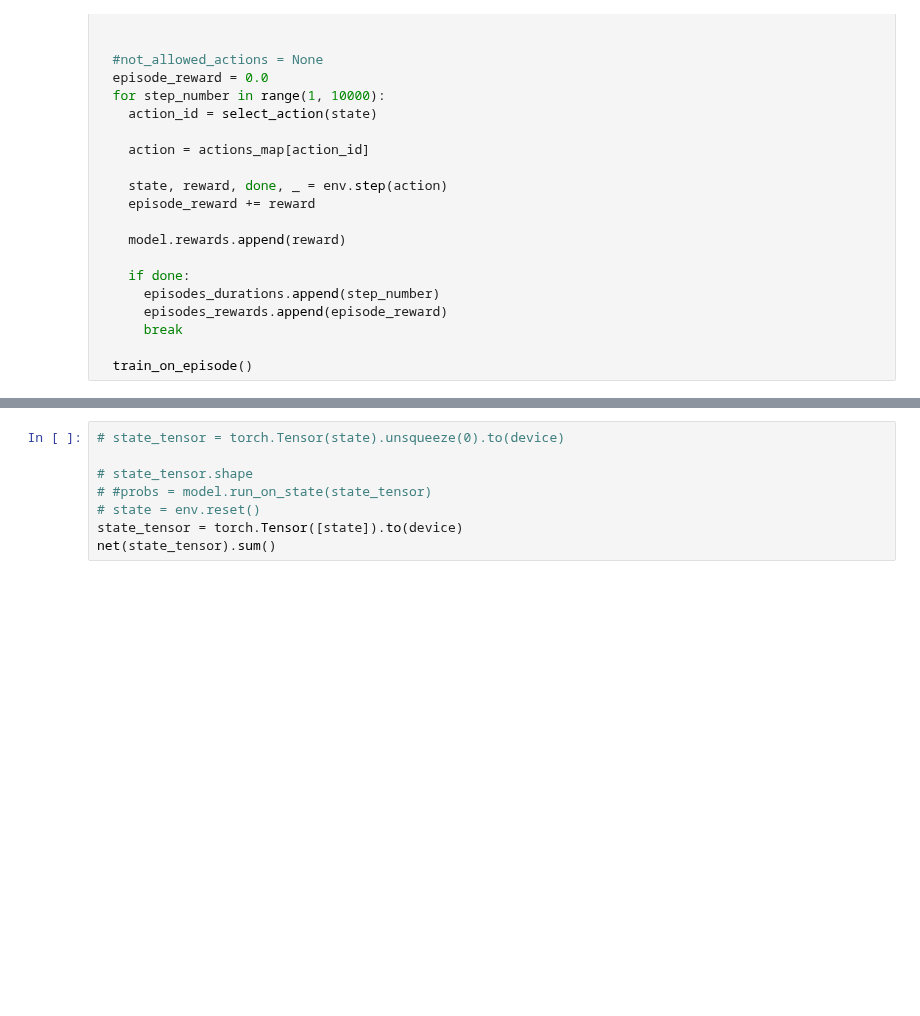
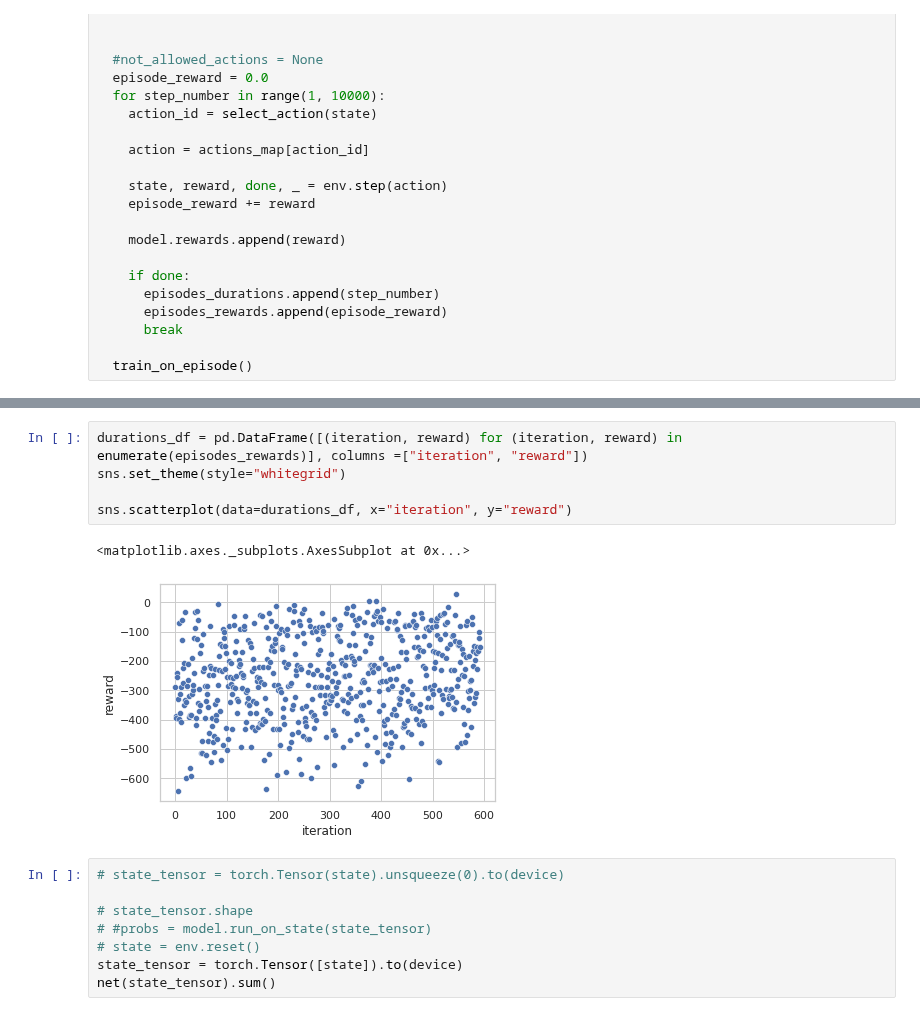
Before and after one commit to gabibu/reinforcementLearning, a Jupyter notebook: LunarLanderContinuous_v2_reinforce.ipynb, the cells around one changed output, grey strips where cells are left out. Saved outputs shown, nothing was run; the diff lists cells and outputs as text; blank space fills up the shorter version.

```diff
--- a/LunarLanderContinuous_v2_reinforce.ipynb
+++ b/LunarLanderContinuous_v2_reinforce.ipynb
@@ -231,3 +239,11 @@ for episode_number in count(1):
+# %%
+durations_df = pd.DataFrame([(iteration, reward) for (iteration, reward) in enumerate(episodes_rewards)], columns =["iteration", "reward"])
+sns.set_theme(style="whitegrid")
+
+sns.scatterplot(data=durations_df, x="iteration", y="reward")
+# %% [output]
+<matplotlib.axes._subplots.AxesSubplot at 0x...>
+[figure, added]
 # %%
 # state_tensor = torch.Tensor(state).unsqueeze(0).to(device)
 
```
Also changed, not shown: parts of 1 cell of this notebook.
